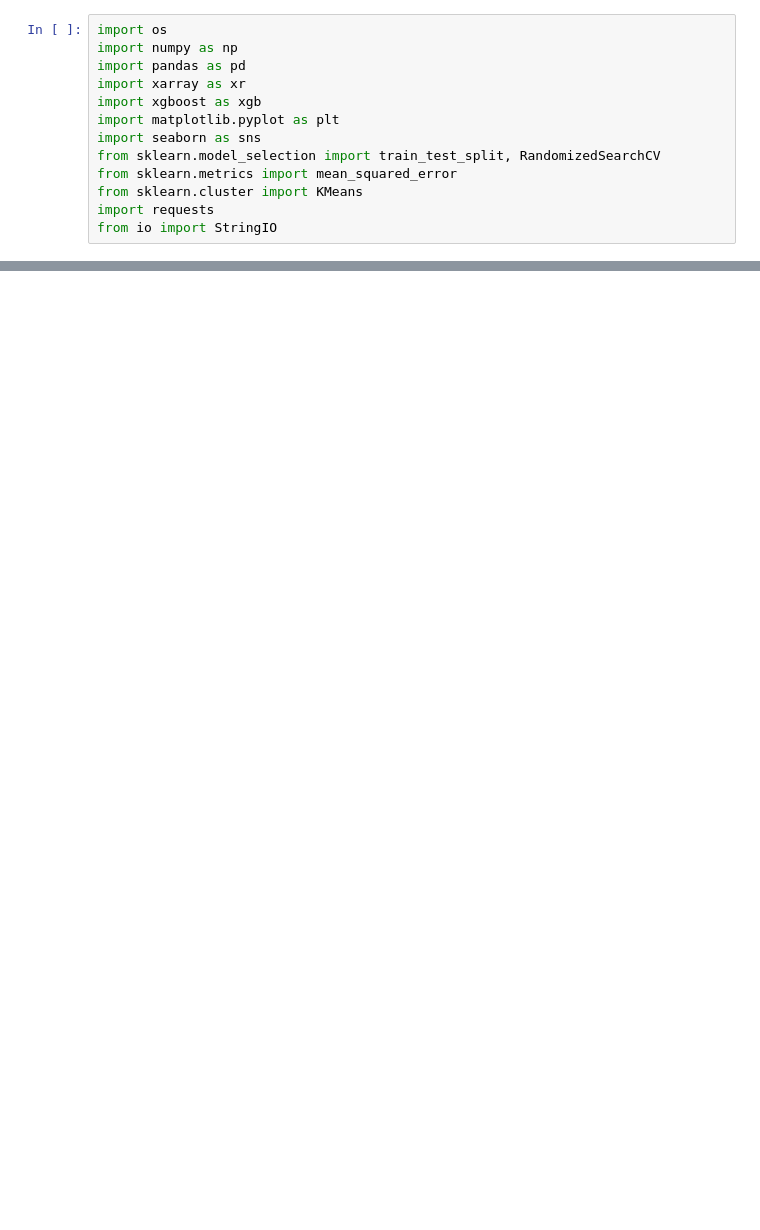
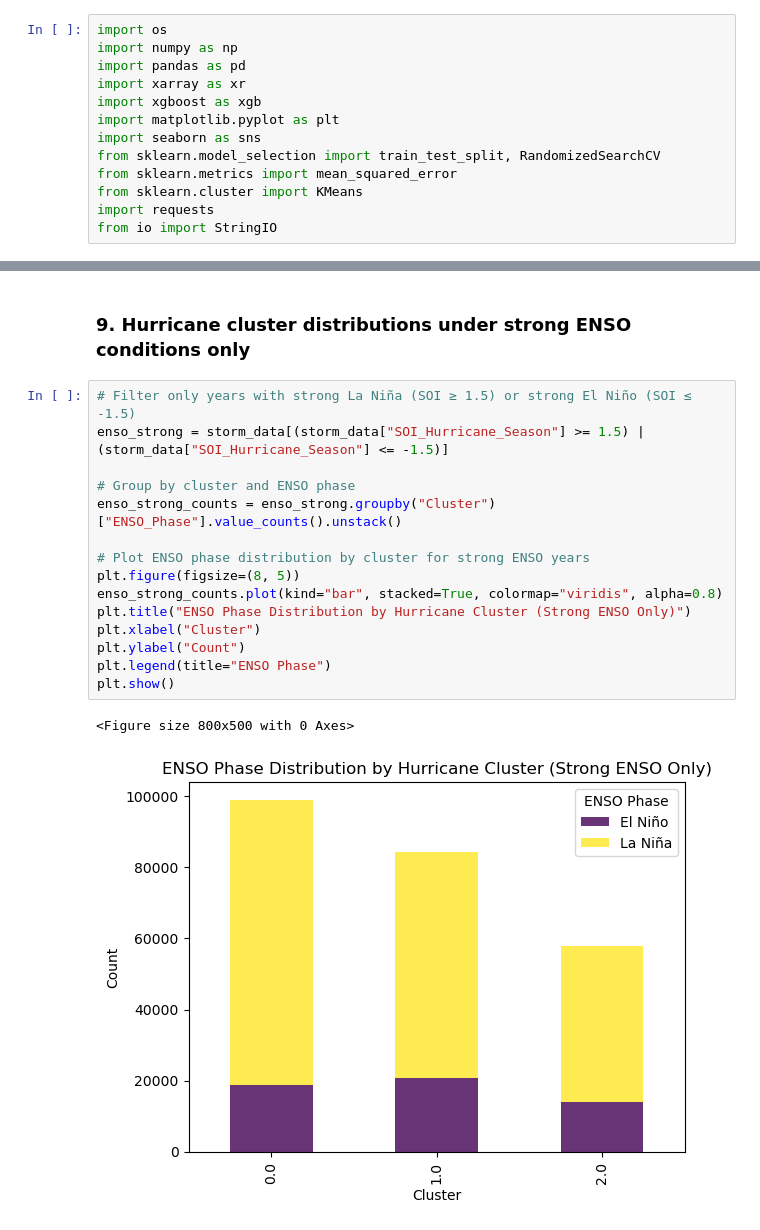
Before and after one commit to 30815Kelvin/Machine-Learning-G2, a Jupyter notebook: Project 1/Group2.ipynb, the cells around one changed output, grey strips where cells are left out. Saved outputs shown, nothing was run; the diff lists cells and outputs as text; blank space fills up the shorter version.

```diff
--- a/Project 1/Group2.ipynb
+++ b/Project 1/Group2.ipynb
@@ -222,0 +371,20 @@ XGBRegressor(base_score=None, booster=None, callbacks=None,
+# %% [markdown]
+### 9. Hurricane cluster distributions under strong ENSO conditions only
+# %%
+# Filter only years with strong La Niña (SOI ≥ 1.5) or strong El Niño (SOI ≤ -1.5)
+enso_strong = storm_data[(storm_data["SOI_Hurricane_Season"] >= 1.5) | (storm_data["SOI_Hurricane_Season"] <= -1.5)]
+
+# Group by cluster and ENSO phase
+enso_strong_counts = enso_strong.groupby("Cluster")["ENSO_Phase"].value_counts().unstack()
+
+# Plot ENSO phase distribution by cluster for strong ENSO years
+plt.figure(figsize=(8, 5))
+enso_strong_counts.plot(kind="bar", stacked=True, colormap="viridis", alpha=0.8)
+plt.title("ENSO Phase Distribution by Hurricane Cluster (Strong ENSO Only)")
+plt.xlabel("Cluster")
+plt.ylabel("Count")
+plt.legend(title="ENSO Phase")
+plt.show()
+# %% [output]
+<Figure size 800x500 with 0 Axes>
+[figure, added]
```
Also changed, not shown: parts of 58 cells of this notebook.
